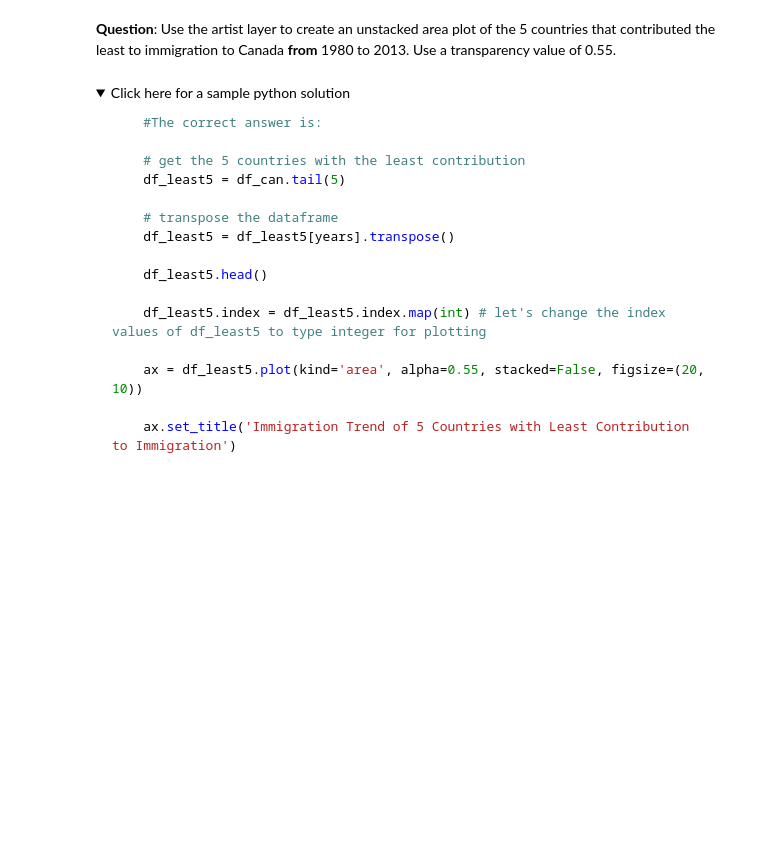
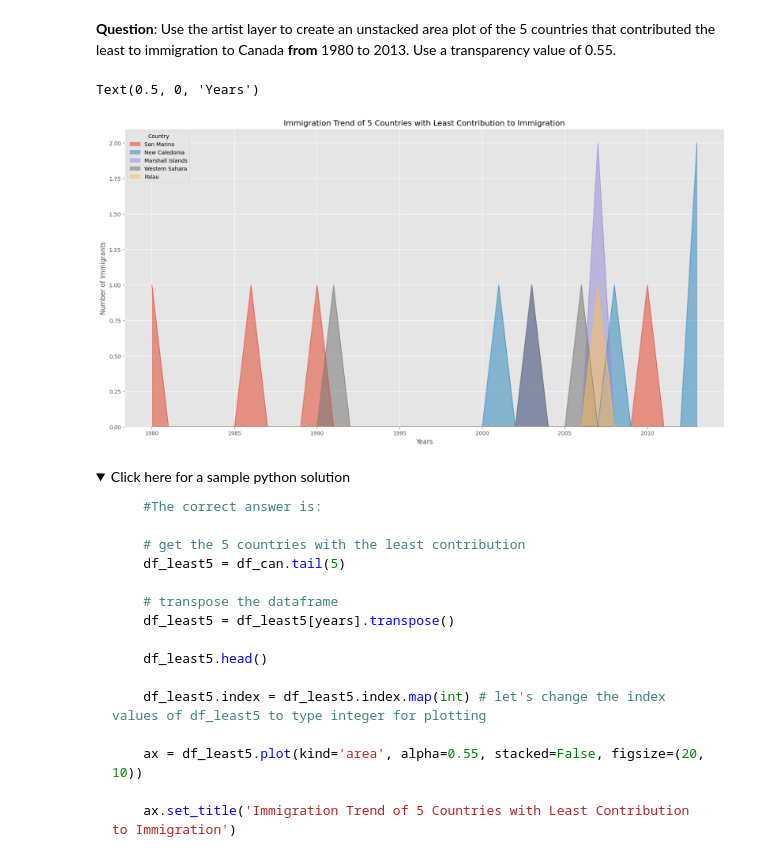
Before and after one commit to ifeoluwajohn234/Ibm_data_science, a Jupyter notebook: histogram_barchart_area_chart.ipynb, the cells around one changed output. Drawn from its saved outputs; the diff is of its cells as text; code cells hidden in the pictures; folded sections open; blank space fills up the shorter version.

```diff
--- a/histogram_barchart_area_chart.ipynb
+++ b/histogram_barchart_area_chart.ipynb
@@ -315,3 +334,20 @@ ax.set_xlabel('Years')
+# %%
+ # transpose the dataframe
+df_least5 = df_least5[years].transpose()
+
+df_least5.head()
+
+df_least5.index = df_least5.index.map(int) # let's change the index values of df_least5 to type integer for plotting
+# %%
+### type your answer here
+ax = df_least5.plot(kind='area', alpha=0.55, stacked=False, figsize=(20, 10))
+
+ax.set_title('Immigration Trend of 5 Countries with Least Contribution to Immigration')
+ax.set_ylabel('Number of Immigrants')
+ax.set_xlabel('Years')
+# %% [output]
+Text(0.5, 0, 'Years')
+[figure, added]
 # %% [markdown]
 <details><summary>Click here for a sample python solution</summary>
 
```
Also changed, not shown: parts of 26 cells of this notebook.
